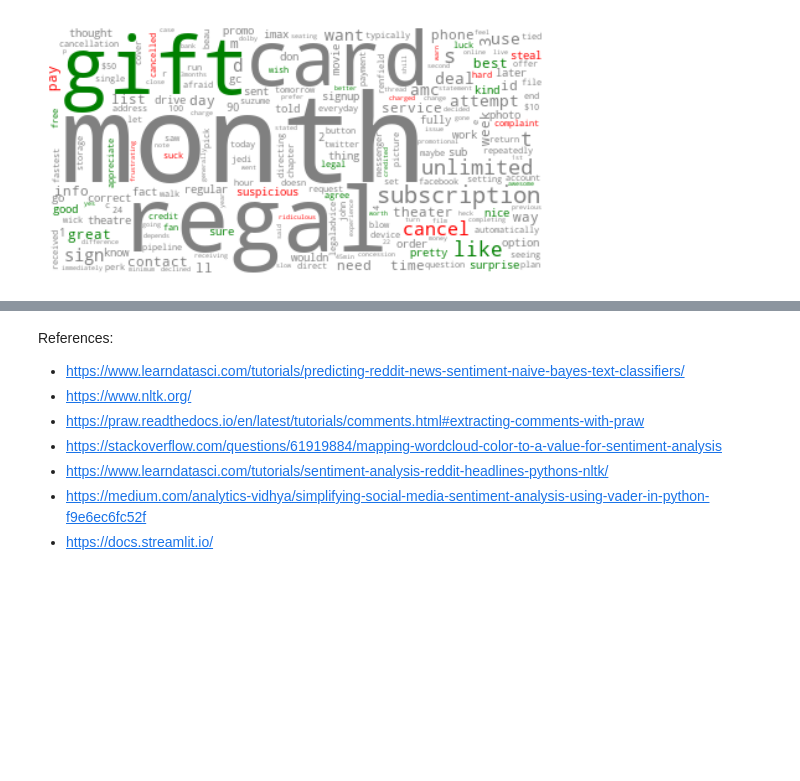
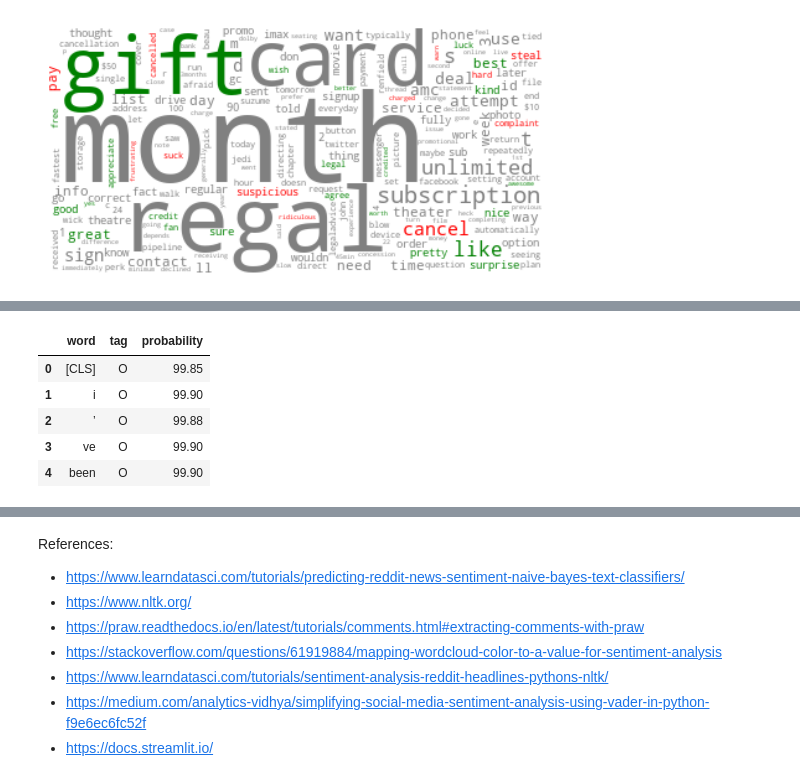
Before and after one commit to anudeepvanjavakam1/lit_or_not_on_reddit, a Jupyter notebook: set_up_notebook.ipynb, the cells around one changed output, grey strips where cells are left out. Saved outputs shown, nothing was run; the diff lists cells and outputs as text; code cells hidden in the pictures; blank space fills up the shorter version.

```diff
--- a/set_up_notebook.ipynb
+++ b/set_up_notebook.ipynb
@@ -397,0 +553,14 @@ Try sentiment for sentences instead of words. There may be some sentences such a
+# %%
+dfs = []
+for comment in comments:
+    dfs.append(tag_sentence(comment))
+
+results_df = pd.concat(dfs)
+results_df.head()
+# %% [output]
+|  | word | tag | probability |
+| 0 | [CLS] | O | 99.85 |
+| 1 | i | O | 99.90 |
+| 2 | ’ | O | 99.88 |
+| 3 | ve | O | 99.90 |
+| 4 | been | O | 99.90 |
```
Also changed, not shown: parts of 33 cells of this notebook, 12 other files.
